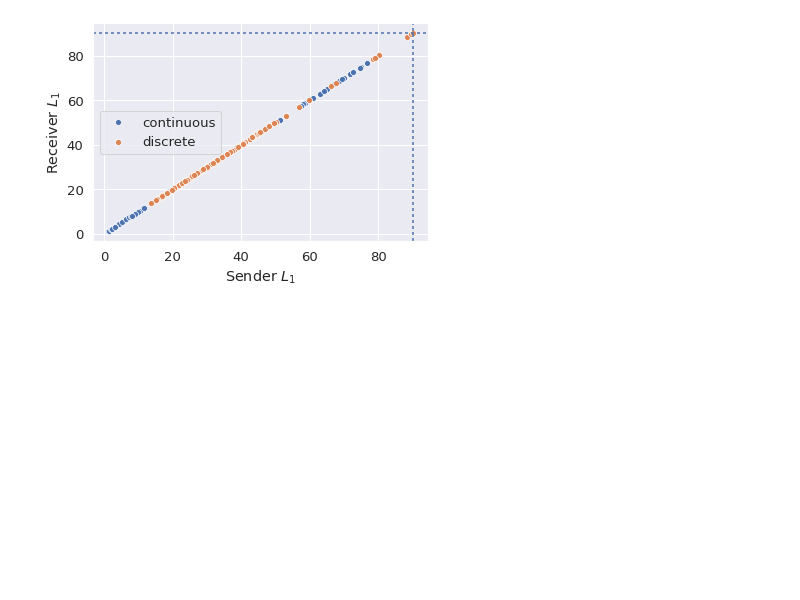
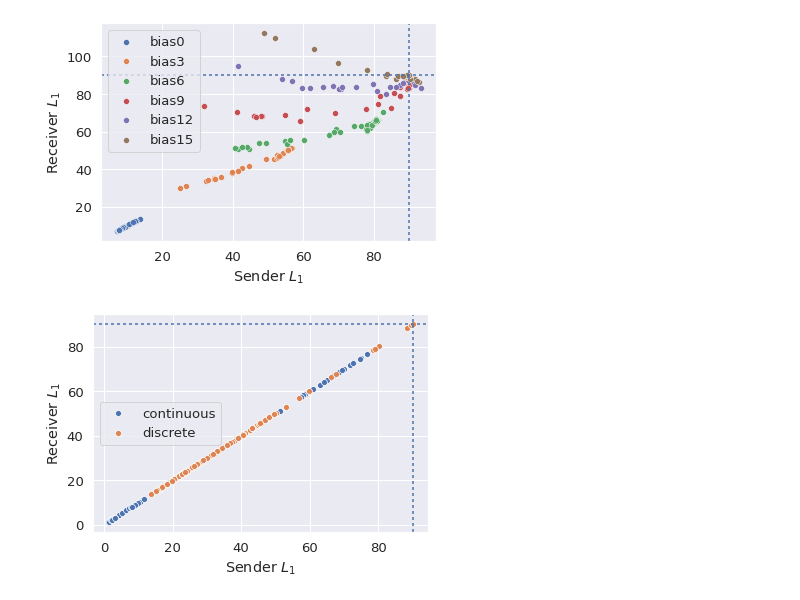
Before and after one commit to mnoukhov/emergent-compete, a Jupyter notebook: notebooks/Hyperparam Search Plots.ipynb, the cells around one changed output. Drawn from its saved outputs; the diff is of its cells as text; code cells hidden in the pictures; blank space fills up the shorter version.

```diff
--- a/notebooks/Hyperparam Search Plots.ipynb
+++ b/notebooks/Hyperparam Search Plots.ipynb
@@ -62,6 +72,30 @@ def all_metrics(path):
 # %%
-log_path = Path('../full_logs')
-results_path = Path('../results')
+log_path = Path('/mnt/public/results/emergent-compete/')
+results_path = Path('/mnt/home/emergent-compete/results')
+# %%
+for bias in [0,3,6,9,12,15]:
+    with sns.plotting_context('paper'):
+        # path = log_path / f'gauss-deter-dim1-bias{bias}'
+        # sender_l1, recver_l1 = all_metrics(path)
+        # sns.set(font_scale=1.2)
+        # # sns.scatterplot(sender_l1,recver_l1, label='continuous')
+        # plt.xlabel(r'Sender $L_1$')
+        # plt.ylabel(r'Receiver $L_1$')
+
+        path = log_path / f'cat-deter-drift-search-bias{bias}'
+        sender_l1, recver_l1 = all_metrics(path)
+        sns.set(font_scale=1.2)
+        sns.scatterplot(sender_l1,recver_l1, label=f'bias{bias}')
+plt.xlabel(r'Sender $L_1$')
+plt.ylabel(r'Receiver $L_1$')
+
+plt.axvline(90, dashes=(2,2,2,2))
+plt.axhline(90, dashes=(2,2,2,2))
+
+#         plt.savefig(results_path / f'cont_v_discrete_bias{bias}.png',  bbox_inches='tight')
+plt.show()
+# %% [output]
+[figure, added]
 # %%
 for bias in [0,3,6,9,12,15]:
     with sns.plotting_context('paper'):
```
Also changed, not shown: parts of 2 cells of this notebook, 1 other file.
